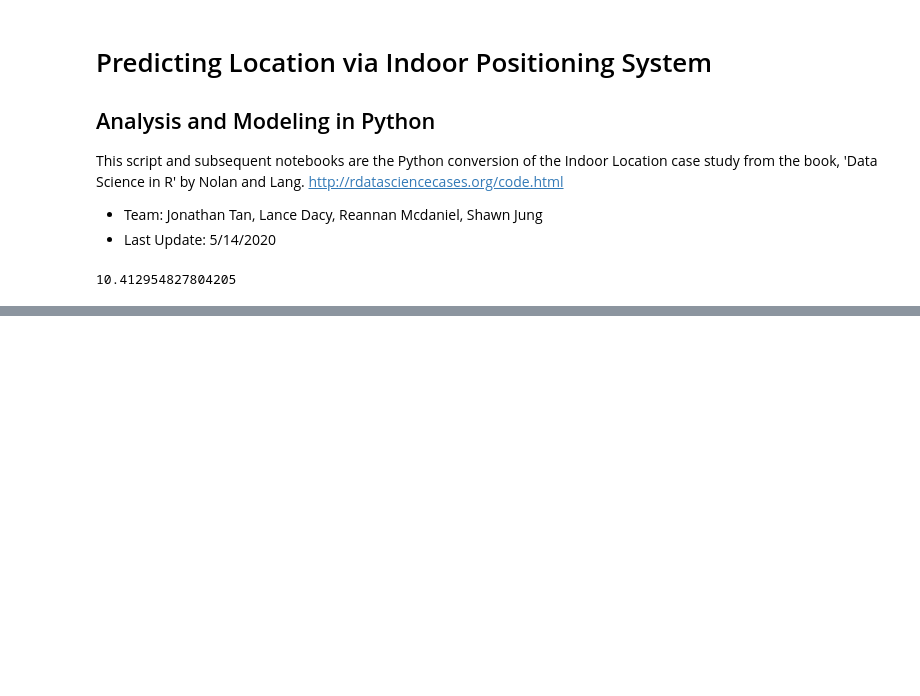
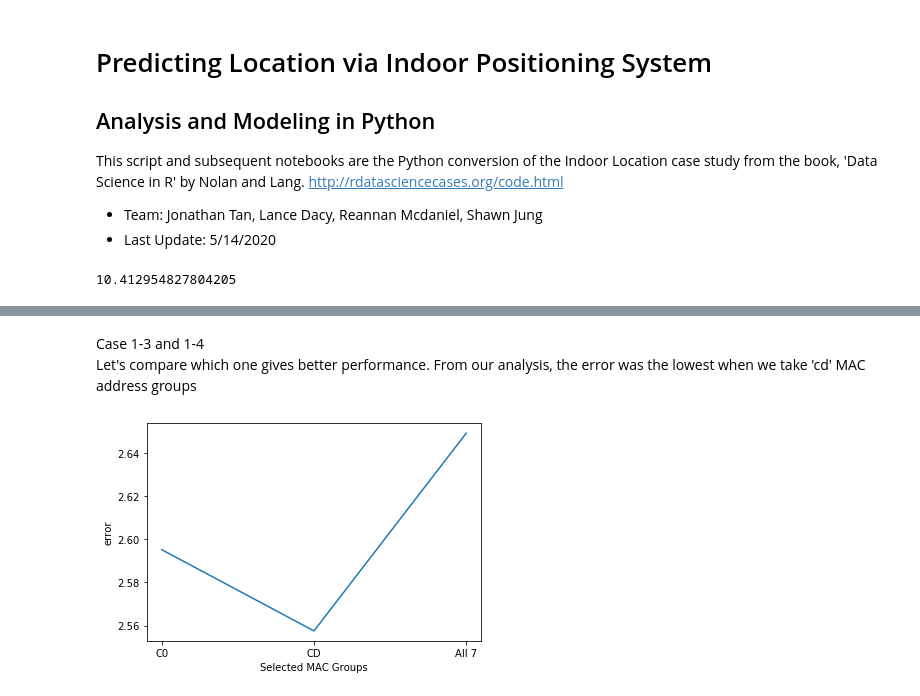
Before and after one commit to MustangDFW/DS7333, a Jupyter notebook: Case Study 1/2-Interim Notebooks/location-prediction-03-knn.ipynb, the cells around one changed output, grey strips where cells are left out. Cells and saved outputs as stored; diff of their text form; code cells hidden in the pictures; blank space fills up the shorter version.

```diff
--- a/Case Study 1/2-Interim Notebooks/location-prediction-03-knn.ipynb
+++ b/Case Study 1/2-Interim Notebooks/location-prediction-03-knn.ipynb
@@ -30,12 +37,14 @@ np.sqrt(np.sum(np.square((np.array(test0) - np.array(train0)))))
 # %%
-def distance(test_array, train_df, number_of_returns=1):
+# The function returns top k nearest neighbors
+def find_NN(test_array, train_df, k=1, distance_type=distance.cityblock):
     dist = []
     for i in range(train_df.shape[0]):
-        d = np.sqrt(np.sum(np.square((np.array(test_array) - np.array(train_df)[i]))))
+        #d = np.sqrt(np.sum(np.square((np.array(test_array) - np.array(train_df)[i]))))
+        d = distance_type(test_array, np.array(train_df)[i])
         dist.append(d)
 
     dist_result = np.array(dist)
 
-    # return top n lowest values
+    # return the indices of top n lowest values
 
-    return dist_result.argsort()[0:number_of_returns][::-1]
+    return dist_result.argsort()[0:k][::-1]
@@ -50,0 +72,10 @@ original location: 0.0-0.05
+# %%
+# This function calculated the mean errors per combination of datasets, k(number of neighbors), distance type and averaging type
+def location_scoring(test_df, train_df, k=1, distance_type=distance.cityblock, weighted_mean=True):
+    errors = []
+    for i in range(test_df.shape[0]):
+        predicted_nn = find_NN(test_df.iloc[i], train_df, k, distance_type)
+        error = error_calc(i, predicted_nn, weighted_mean, distance_type)
+        errors.append(error)
+
+    return np.mean(errors)
@@ -50,0 +158,14 @@ original location: 0.0-0.05
+# %% [markdown]
+Case 1-3 and 1-4 <BR>
+Let's compare which one gives better performance. From our analysis, the error was the lowest when we take 'cd' MAC address groups
+# %%
+scores_c0 = location_scoring(online_c0, offline_c0, k=4, weighted_mean=False)
+scores_cd = location_scoring(online_cd, offline_cd, k=4, weighted_mean=False)
+scores_all = location_scoring(online_all, offline_all, k=4, weighted_mean=False)
+# %%
+plt.plot(['C0', 'CD', 'All 7'], [scores_c0, scores_cd, scores_all])
+plt.xlabel('Selected MAC Groups')
+plt.ylabel('error')
+plt.show()
+# %% [output]
+[figure, added]
```
Also changed, not shown: parts of 11 cells of this notebook.
